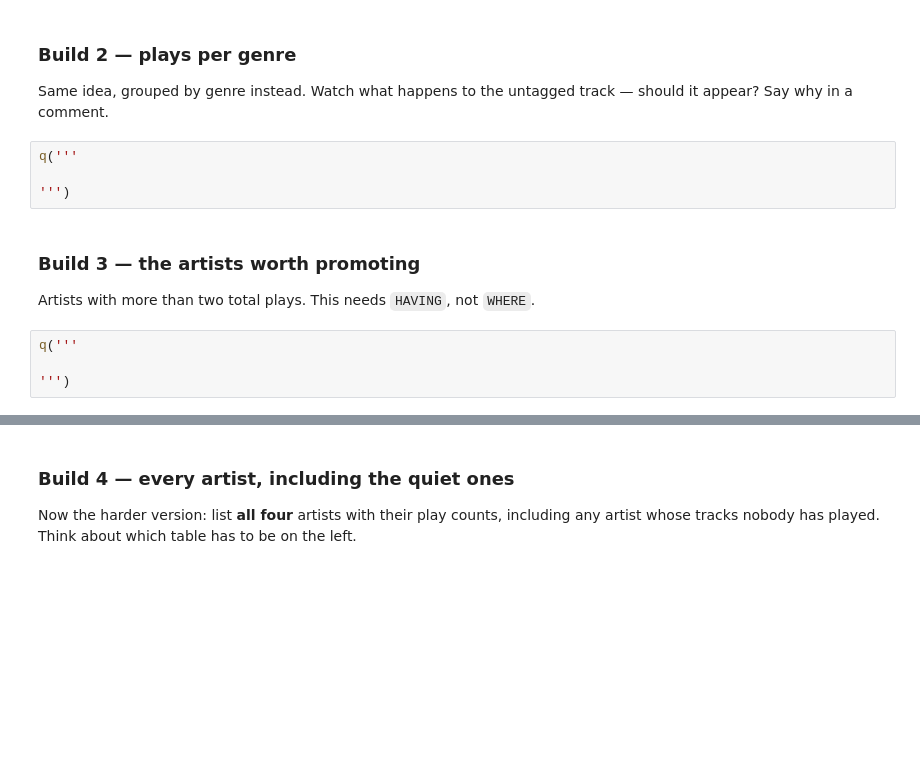
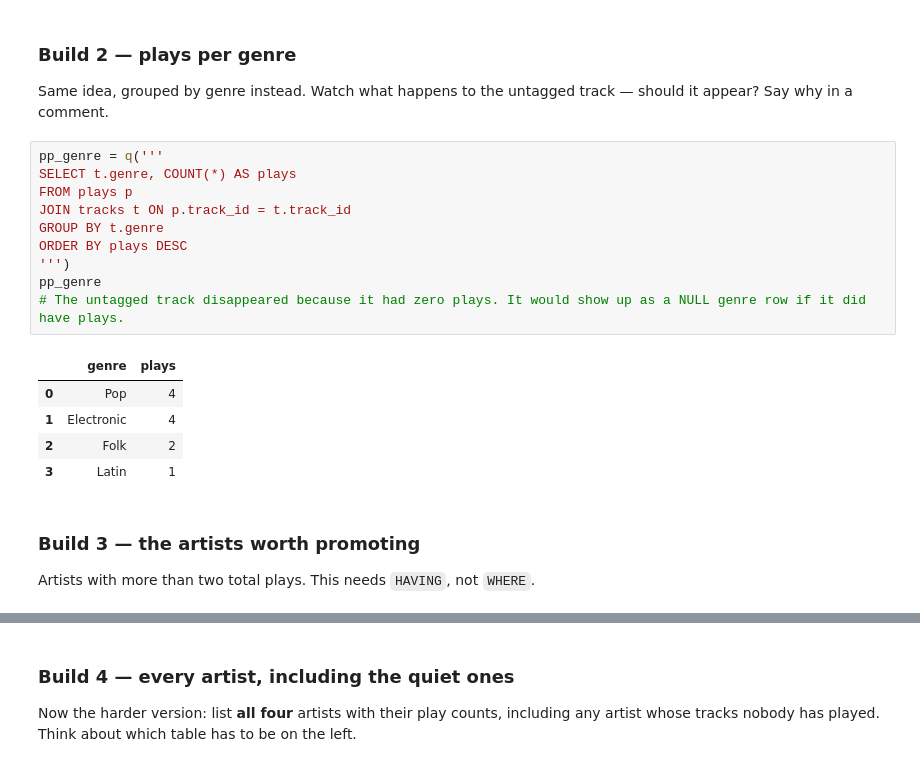
Before and after one commit to derekhatherley/ds2002-fa26, a Jupyter notebook: 2026_09_09_—_SQLite_Joins_and_Grouping_—_Studio.ipynb, the cells around one changed output, grey strips where cells are left out. Cells and saved outputs as stored; diff of their text form; blank space fills up the shorter version.

```diff
--- a/2026_09_09_—_SQLite_Joins_and_Grouping_—_Studio.ipynb
+++ b/2026_09_09_—_SQLite_Joins_and_Grouping_—_Studio.ipynb
@@ -234,15 +295,23 @@ q('''
 ### Build 2 — plays per genre
 
 Same idea, grouped by genre instead. Watch what happens to the untagged track — should it appear? Say why in a comment.
-# %%
-q('''
-
-''')
+# %%
+pp_genre = q('''
+SELECT t.genre, COUNT(*) AS plays
+FROM plays p
+JOIN tracks t ON p.track_id = t.track_id
+GROUP BY t.genre
+ORDER BY plays DESC
+''')
+pp_genre
+# The untagged track disappeared because it had zero plays. It would show up as a NULL genre row if it did have plays.
+# %% [output]
+|  | genre | plays |
+| 0 | Pop | 4 |
+| 1 | Electronic | 4 |
+| 2 | Folk | 2 |
+| 3 | Latin | 1 |
 # %% [markdown]
 ### Build 3 — the artists worth promoting
 
 Artists with more than two total plays. This needs `HAVING`, not `WHERE`.
-# %%
-q('''
-
-''')
```
Also changed, not shown: parts of 13 cells of this notebook.
